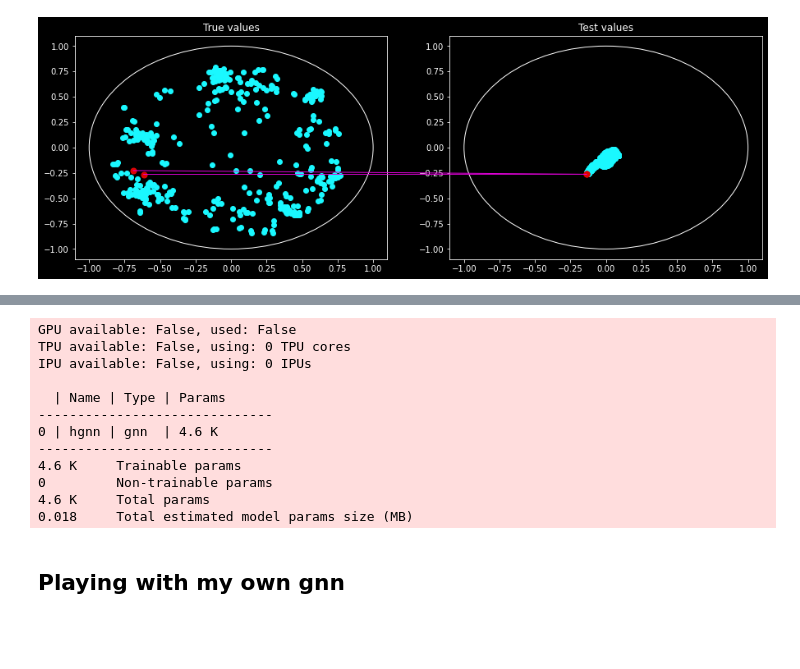
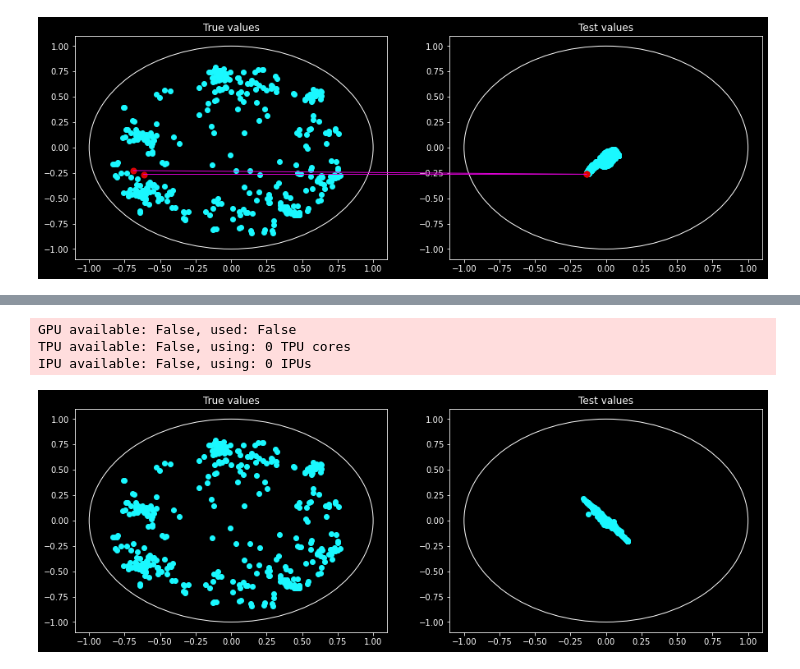
Before and after one commit to GiorgioCerro/hyparticle-net, a Jupyter notebook: playing_with_gnn.ipynb, the cells around one changed output, grey strips where cells are left out. Drawn from its saved outputs; the diff is of its cells as text; code cells hidden in the pictures; blank space fills up the shorter version.

```diff
--- a/playing_with_gnn.ipynb
+++ b/playing_with_gnn.ipynb
@@ -219,0 +206,17 @@ test = DataLoader(test, batch_size=32,num_workers=128)
+# %%
+import torch
+from torch_geometric.loader import DataLoader
+import torch.nn.functional as F
+import pytorch_lightning as pl
+from pytorch_lightning.callbacks import TQDMProgressBar
+
+from layers.hyp_layer import HyperbolicGraphConvolution as HypGCN
+from manifold.poincare import PoincareBall
+from dataHandler import ParticleDataset
+from optimizer.radam import RiemannianAdam
+
+import numpy as np
+from time import time
+import matplotlib.pyplot as plt
+from matplotlib.patches import Circle,ConnectionPatch
+plt.style.use('dark_background')
@@ -274,22 +340,13 @@ class LitProgressBar(TQDMProgressBar):
         bar.set_description('running training ...')
         return bar
 # %%
-hgnn = LitHGNN(gnn)
+hyper_gcn = LitHGCN(hgcn)
 bar = LitProgressBar()
 
-trainer = pl.Trainer(max_epochs=1,callbacks=[bar],log_every_n_steps=2)
-trainer.fit(hgnn,train)
+trainer = pl.Trainer(max_epochs=1,callbacks=[bar],log_every_n_steps=1)
+#trainer.fit(hyper_gcn,train_set,valid_set)
 # %% [output]
 GPU available: False, used: False
 TPU available: False, using: 0 TPU cores
 IPU available: False, using: 0 IPUs
-
-  | Name | Type | Params
-------------------------------
-0 | hgnn | gnn  | 4.6 K
-------------------------------
-4.6 K     Trainable params
-0         Non-trainable params
-4.6 K     Total params
-0.018     Total estimated model params size (MB)
 # %%
@@ -297,2 +354,26 @@ trainer.test(model=hgnn,test_dataloaders=test)
-# %% [markdown]
-## Playing with my own gnn
+# %%
+checking = ParticleDataset('data/test','background')
+data = checking.__getitem__(0)
+
+#hyp_gcn = hgcn(manifold, 4, 64, 2, use_bias=False).double()
+#hgcn.eval()
+output = hyp_gcn(data)
+
+fig,ax = plt.subplots(1,2,figsize=(15,5))
+ax = ax.flatten()
+ax[0].scatter(data.y[:,0],data.y[:,1],alpha=1,color='#1AF8FF')
+ax[0].set_title('True values')
+
+test = output.detach().clone()
+ax[1].scatter(test[:,0],test[:,1],alpha=1,color='#1AF8FF')
+ax[1].set_title('Test values')
+
+disk = Circle((0,0),1,color='white',fill=False)
+disk2 = Circle((0,0),1,color='white',fill=False)
+
+ax[0].add_patch(disk)
+ax[1].add_patch(disk2)
+
+plt.show()
+# %% [output]
+[figure, added]
```
Also changed, not shown: parts of 11 cells of this notebook, 12 other files.
